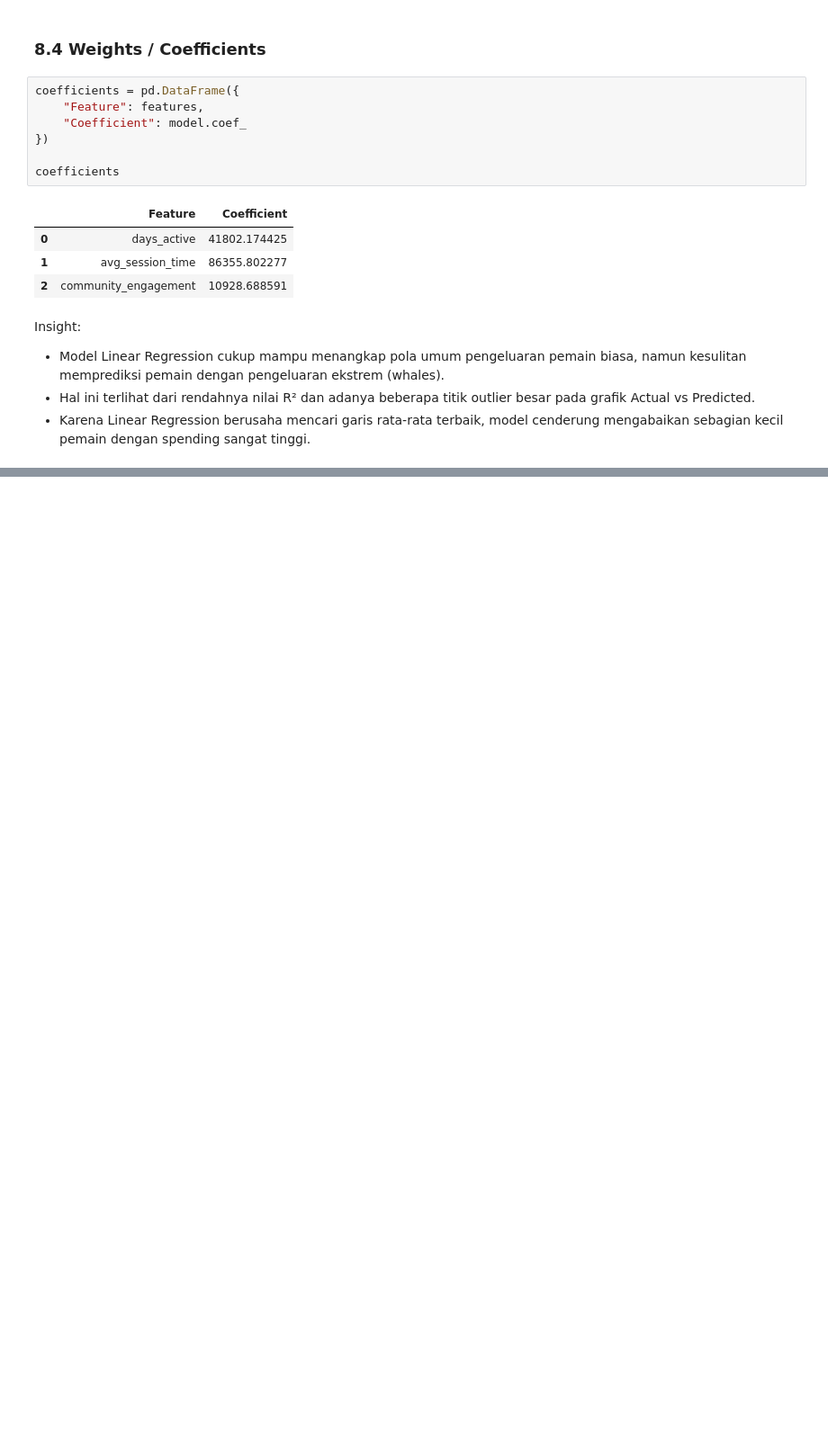
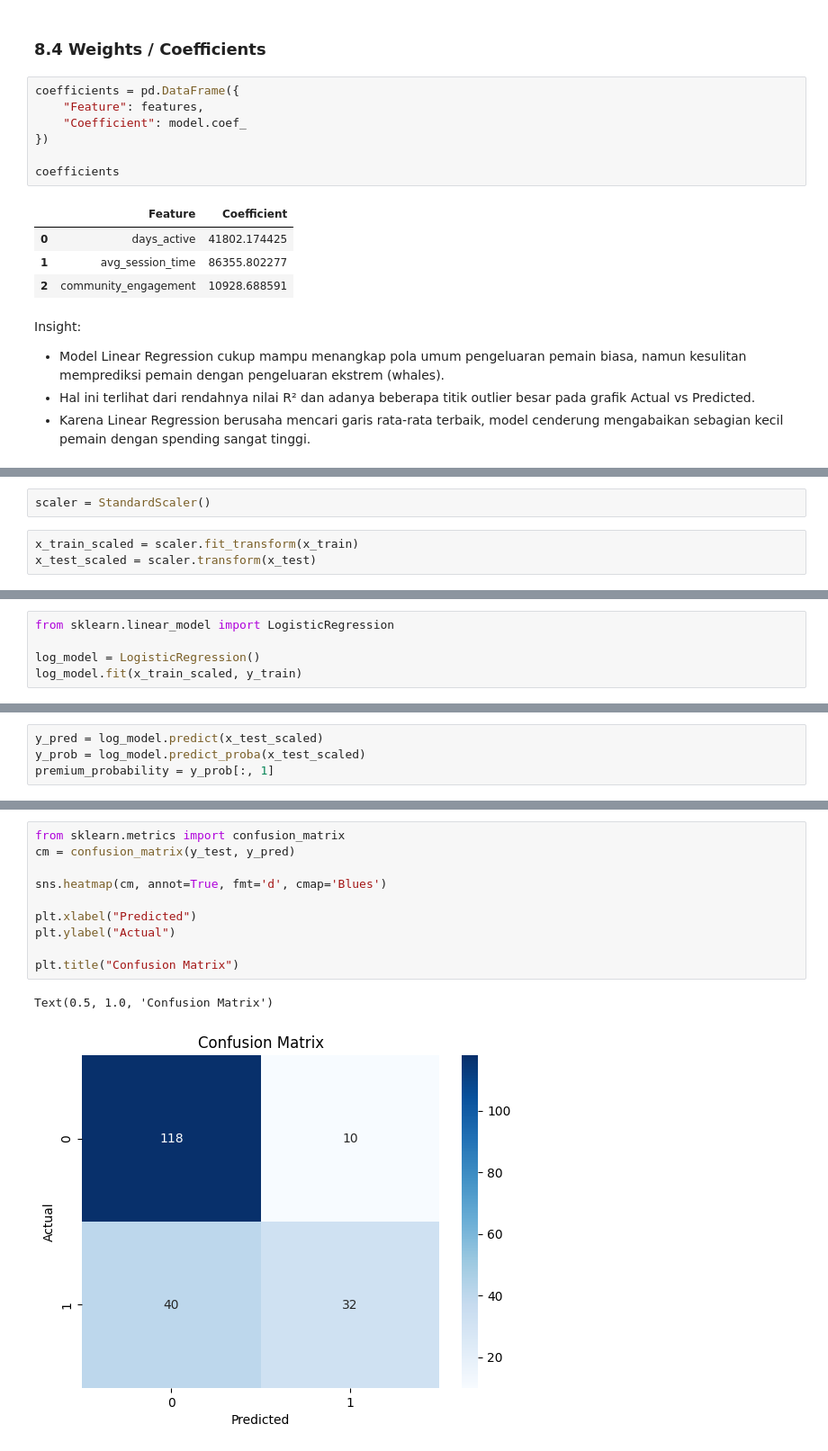
Before and after one commit to RyannPy/fitting-a-model-to-data, a Jupyter notebook: analysis.ipynb, the cells around one changed output, grey strips where cells are left out. Shown at 90% size. Cells and saved outputs as stored; diff of their text form; blank space fills up the shorter version.

Commit message:
feat: logistic regression

```diff
--- a/analysis.ipynb
+++ b/analysis.ipynb
@@ -269,0 +291,5 @@ Insight:
+# %%
+scaler = StandardScaler()
+# %%
+x_train_scaled = scaler.fit_transform(x_train)
+x_test_scaled = scaler.transform(x_test)
@@ -269,0 +298,5 @@ Insight:
+# %%
+from sklearn.linear_model import LogisticRegression
+
+log_model = LogisticRegression()
+log_model.fit(x_train_scaled, y_train)
@@ -269,0 +305,4 @@ Insight:
+# %%
+y_pred = log_model.predict(x_test_scaled)
+y_prob = log_model.predict_proba(x_test_scaled)
+premium_probability = y_prob[:, 1]
@@ -269,0 +336,13 @@ Insight:
+# %%
+from sklearn.metrics import confusion_matrix
+cm = confusion_matrix(y_test, y_pred)
+
+sns.heatmap(cm, annot=True, fmt='d', cmap='Blues')
+
+plt.xlabel("Predicted")
+plt.ylabel("Actual")
+
+plt.title("Confusion Matrix")
+# %% [output]
+Text(0.5, 1.0, 'Confusion Matrix')
+[figure, added]
```
Also changed, not shown: parts of 9 cells of this notebook.
